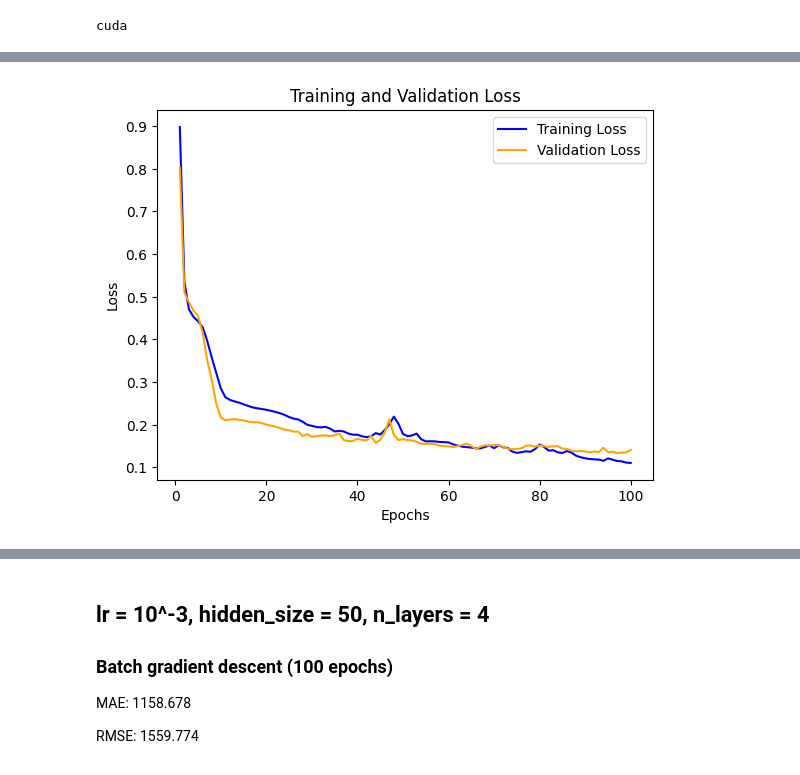
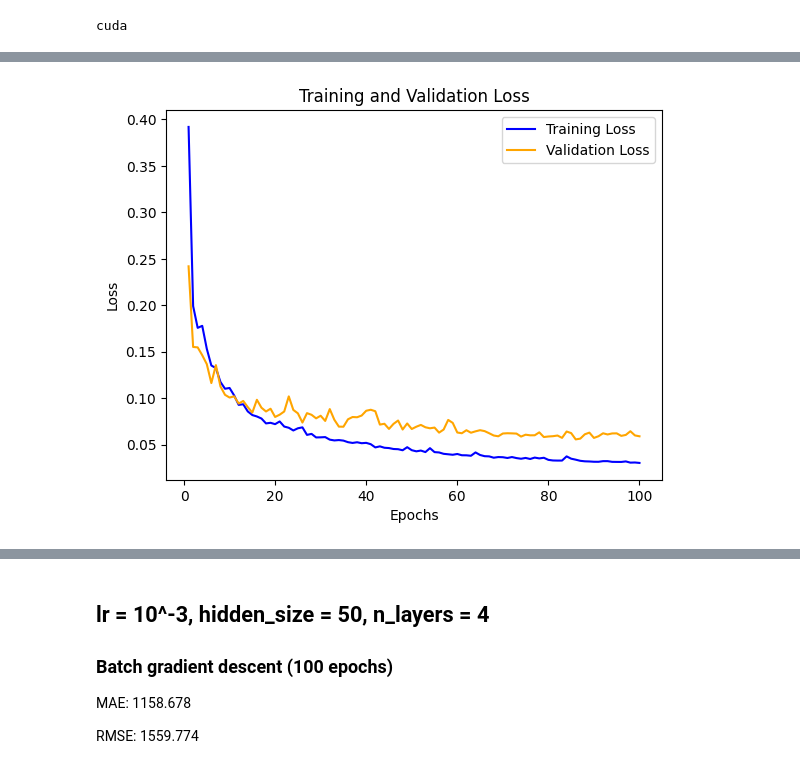
Before and after one commit to andr830g/Machine-Learning-Passenger-Forecasting, a Jupyter notebook: DeepLearningModelling.ipynb, the cells around one changed output, grey strips where cells are left out. Drawn from its saved outputs; the diff is of its cells as text; code cells hidden in the pictures.

```diff
--- a/DeepLearningModelling.ipynb
+++ b/DeepLearningModelling.ipynb
@@ -9,8 +9,13 @@ import DataSplitter
 # %%
 df60 = DataSplitter.getTrainData(60)
 
-target_column = "diff"
-drop_cols = ["date", "hour", "year", "quarter", "Q1", "month", "monthNumber", "weekNumber", "weekDay", "dateNumber", "mon", "workdayPlan", "line", "passengersBoarding", "datetime", "eventName"]
+# Input diff, output diff
+#target_column = "diff"
+#drop_cols = ["date", "hour", "year", "quarter", "Q1", "month", "monthNumber", "weekNumber", "weekDay", "dateNumber", "mon", "workdayPlan", "line", "passengersBoarding", "datetime", "eventName"]
+
+# Input diff, output passengers
+target_column = "passengersBoarding"
+drop_cols = ["date", "hour", "year", "quarter", "Q1", "month", "monthNumber", "weekNumber", "weekDay", "dateNumber", "mon", "workdayPlan", "line", "diff", "datetime", "eventName"]
 
 train60, val60 = DataSplitter.performTrainValSplit(df60)
 train60_1A = train60[train60["line"] == "1A"]
@@ -21,7 +26,7 @@ X_val = val60_1A.drop(columns=([target_column] + drop_cols), axis=1).reset_index
 y_train = train60_1A[target_column].reset_index(drop=True)
 y_val = val60_1A[target_column].reset_index(drop=True)
 # %%
-batchSize = len(X_train)//15
+batchSize = 32  # len(X_train)//20
 
 scaler_X = StandardScaler()
 X_train_scaled = scaler_X.fit_transform(X_train)
@@ -65,13 +70,13 @@ else:
 
 # Define the LSTM model
 class LSTM(nn.Module):
-    def __init__(self, input_size=1, hidden_size=100, num_layers=4, output_size=1):
+    def __init__(self, input_size=1, hidden_size=100, num_layers=4, output_size=1, dropout_prob=0.5):
         super(LSTM, self).__init__()
         self.hidden_size = hidden_size
         self.num_layers = num_layers
-        self.lstm = nn.LSTM(input_size, hidden_size, num_layers, batch_first=True)
+
+        self.lstm = nn.LSTM(input_size, hidden_size, num_layers, batch_first=True, dropout=dropout_prob)
         self.fc = nn.Linear(hidden_size, output_size)
-        #self.tanh = nn.Tanh()
 
     def forward(self, x):
         h0 = torch.zeros(self.num_layers, x.size(0), self.hidden_size).to(x.device)
@@ -137,17 +143,17 @@ Epoch: 100, Train Loss: 0.11068850380252115, Val Loss: 0.14133882895112038
 # %%
 import matplotlib.pyplot as plt
 
-plt.plot(nEpochs, train_loss_list, "b", label="Training Loss")
+plt.plot(nEpochs, train_loss_list, "blue", label="Training Loss")
 plt.plot(nEpochs, val_loss_list, "orange", label="Validation Loss")
 
 #plt.xlim(500, 1000)
 #plt.ylim(0.05, 0.35)
 
 plt.title("Training and Validation Loss")
 plt.xlabel("Epochs")
 plt.ylabel("Loss")
 plt.legend()
 
 plt.show()
 # %% [output]
-[figure, old version]
+[figure, new version]
```
Also changed, not shown: parts of 6 cells of this notebook.
